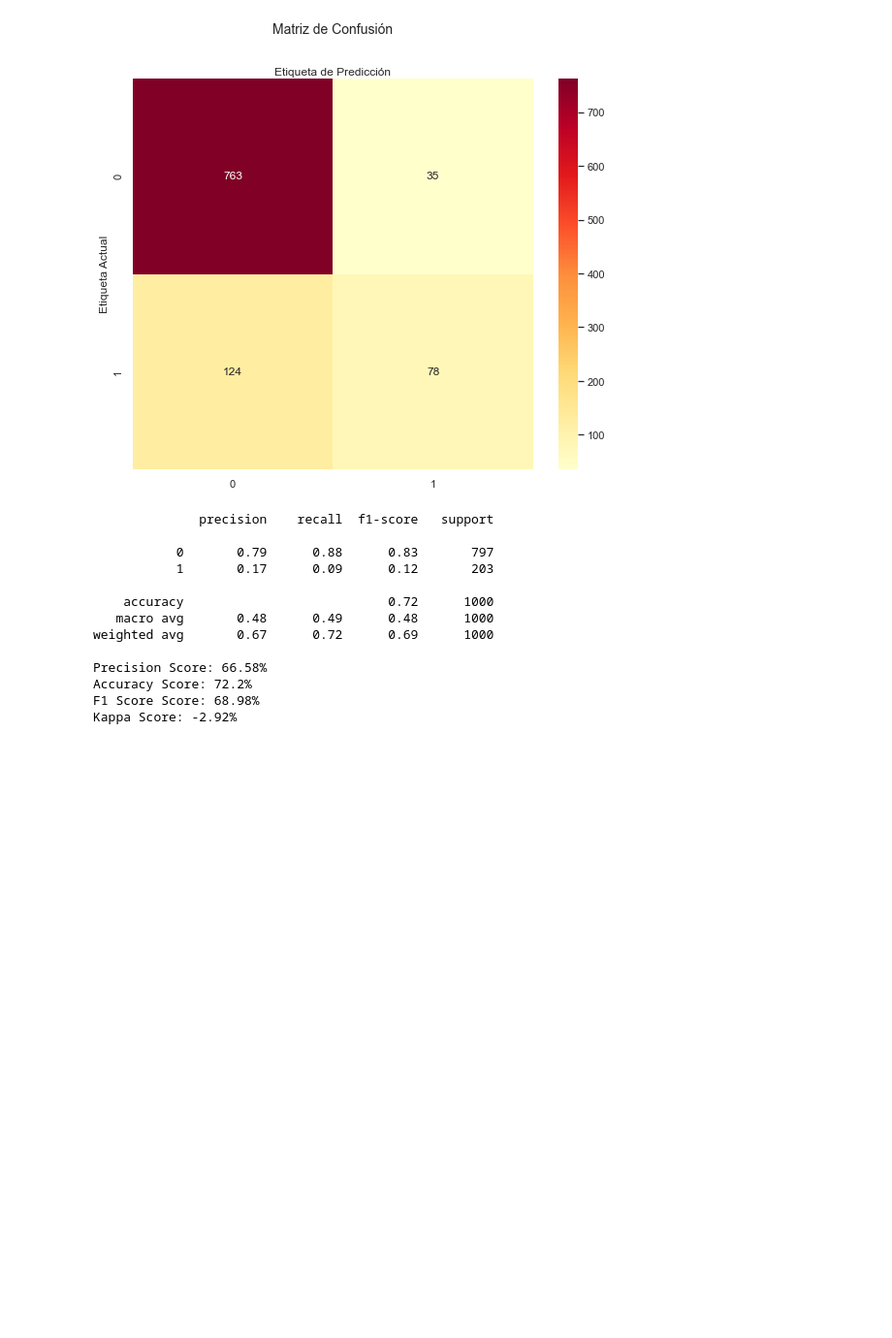
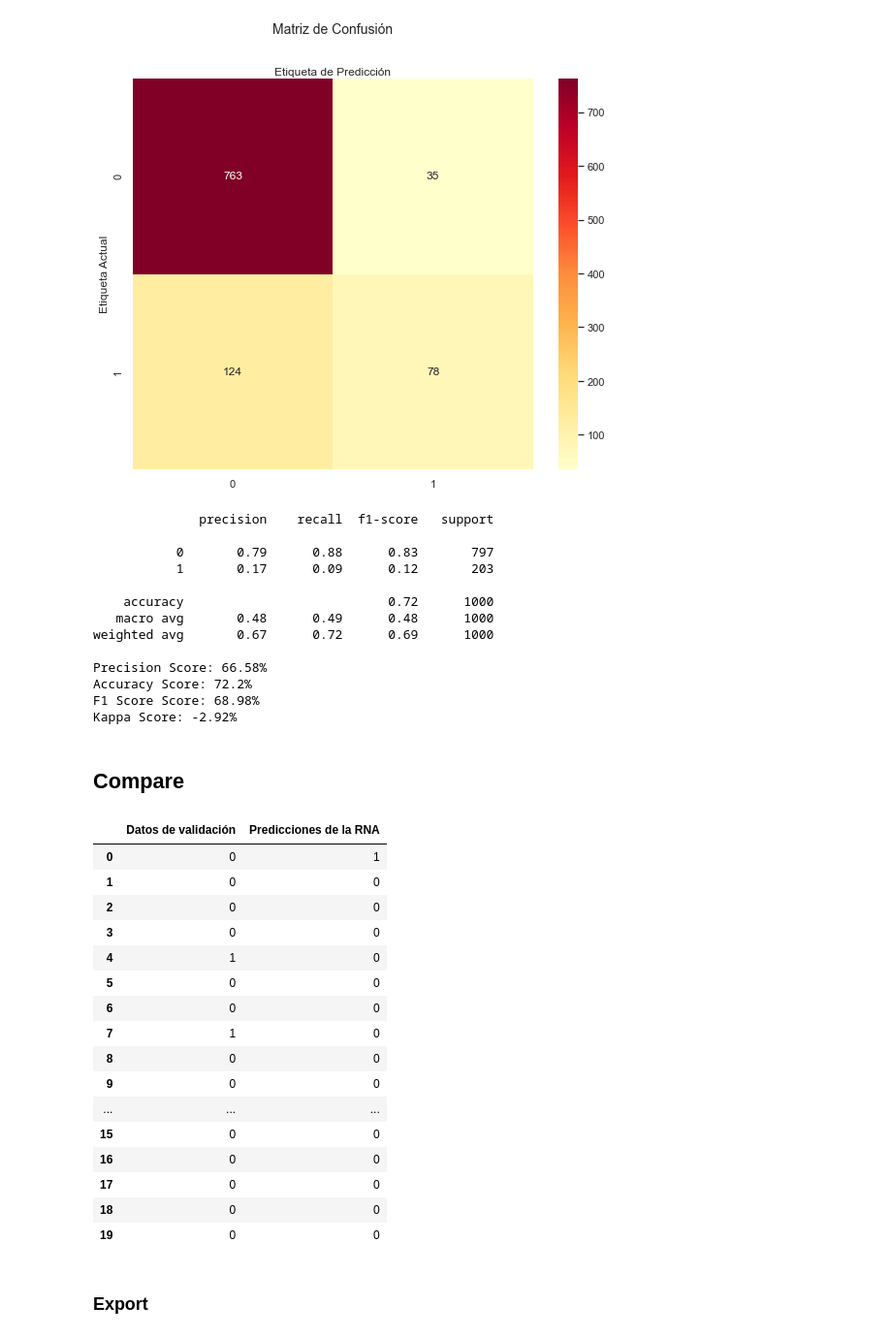
Before and after one commit to jorge-robledo11/Portfolio, a Jupyter notebook: Deep Learning/01. Proyecto DL - MLP + Churn Modeling.ipynb, the cells around one changed output. Shown at 97% size. Cells and saved outputs as stored; diff of their text form; code cells hidden in the pictures; blank space fills up the shorter version.

```diff
--- a/Deep Learning/1. Proyecto DL - MLP + Churn Modeling.ipynb
+++ b/Deep Learning/01. Proyecto DL - MLP + Churn Modeling.ipynb
@@ -441,3 +441,34 @@ Precision Score: 66.58%
 Accuracy Score: 72.2%
 F1 Score Score: 68.98%
 Kappa Score: -2.92%
+# %% [markdown]
+## **Compare**
+# %%
+# Casting to Dataframe
+y_val_comp = pd.DataFrame(y_val, columns=['Datos de validación'])
+y_pred_rna = pd.DataFrame(y_pred, columns=['Predicciones de la RNA'])
+
+# Comparing validation data and predictions
+compare = pd.concat([y_val_comp, y_pred_rna], axis=1)
+compare = compare.astype(int)
+compare.head(20)
+# %% [output]
+|  | Datos de validación | Predicciones de la RNA |
+| 0 | 0 | 1 |
+| 1 | 0 | 0 |
+| 2 | 0 | 0 |
+| 3 | 0 | 0 |
+| 4 | 1 | 0 |
+| 5 | 0 | 0 |
+| 6 | 0 | 0 |
+| 7 | 1 | 0 |
+| 8 | 0 | 0 |
+| 9 | 0 | 0 |
+| ... | ... | ... |
+| 15 | 0 | 0 |
+| 16 | 0 | 0 |
+| 17 | 0 | 0 |
+| 18 | 0 | 0 |
+| 19 | 0 | 0 |
+# %% [markdown]
+### **Export**
```
Also changed, not shown: parts of 2 cells of this notebook, 1 other file.
